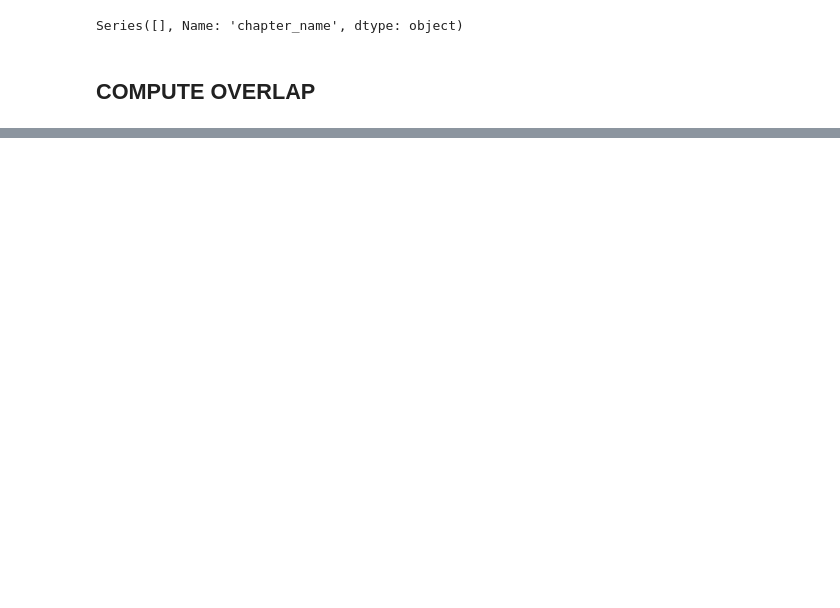
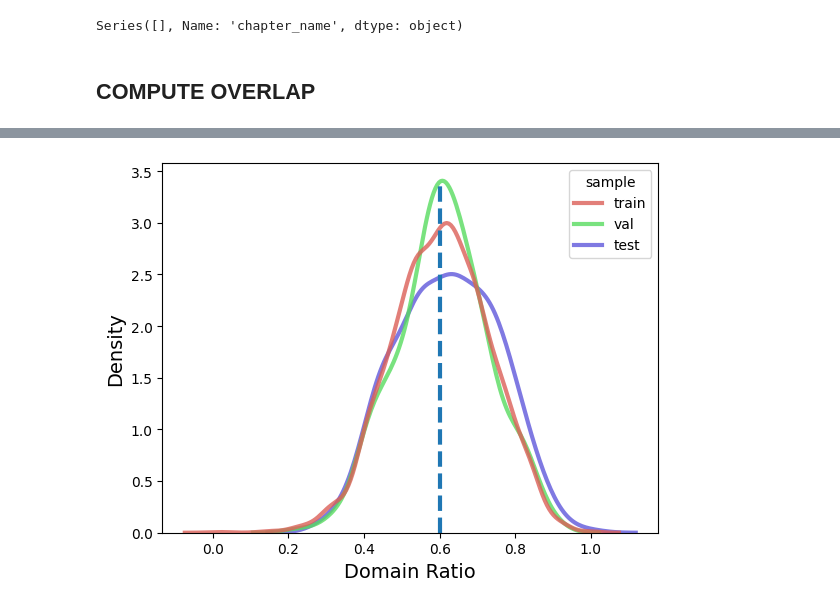
Before and after one commit to QuantLet/Encode-the-Qode, a Jupyter notebook: Quantlet/7-corpus-token-ident/token_amount_arxiv.ipynb, the cells around one changed output, grey strips where cells are left out. Saved outputs shown, nothing was run; the diff lists cells and outputs as text; code cells hidden in the pictures; blank space fills up the shorter version.

```diff
--- a/Quantlet/7-corpus-token-ident/token_amount_arxiv.ipynb
+++ b/Quantlet/7-corpus-token-ident/token_amount_arxiv.ipynb
@@ -129,0 +151,5 @@ train_dataset['train']['output_sequence']
+# %%
+for_plotting = pd.concat([train[['domain_ratio', 'sample']],
+                          val[['domain_ratio', 'sample']],
+                          test[['domain_ratio', 'sample']],
+], axis=0).reset_index(drop=True)
@@ -129,0 +180,17 @@ train_dataset['train']['output_sequence']
+# %%
+sns.kdeplot(
+   data=for_plotting, x="domain_ratio", hue="sample",
+   fill=False, common_norm=False, palette="hls",
+   alpha=.8, linewidth=3,
+)
+#plt.plot([0.4, 0.4], [0, 1],   linewidth=3, linestyle='dashed')
+plt.plot([0.6, 0.6], [0, 3.4], linewidth=3, linestyle='dashed')
+#plt.plot([0.8, 0.8], [0, 1.5], linewidth=3, linestyle='dashed')
+
+plt.xlabel("Domain Ratio", fontsize=14)
+plt.ylabel("Density", fontsize=14)
+
+plt.savefig(f"./images/all_domain_distribution.png", transparent=True)
+plt.savefig(f"./images/all_domain_distribution.pdf", format='pdf', transparent=True)
+# %% [output]
+[figure, added]
```
Also changed, not shown: parts of 26 cells of this notebook, 30 other files.
